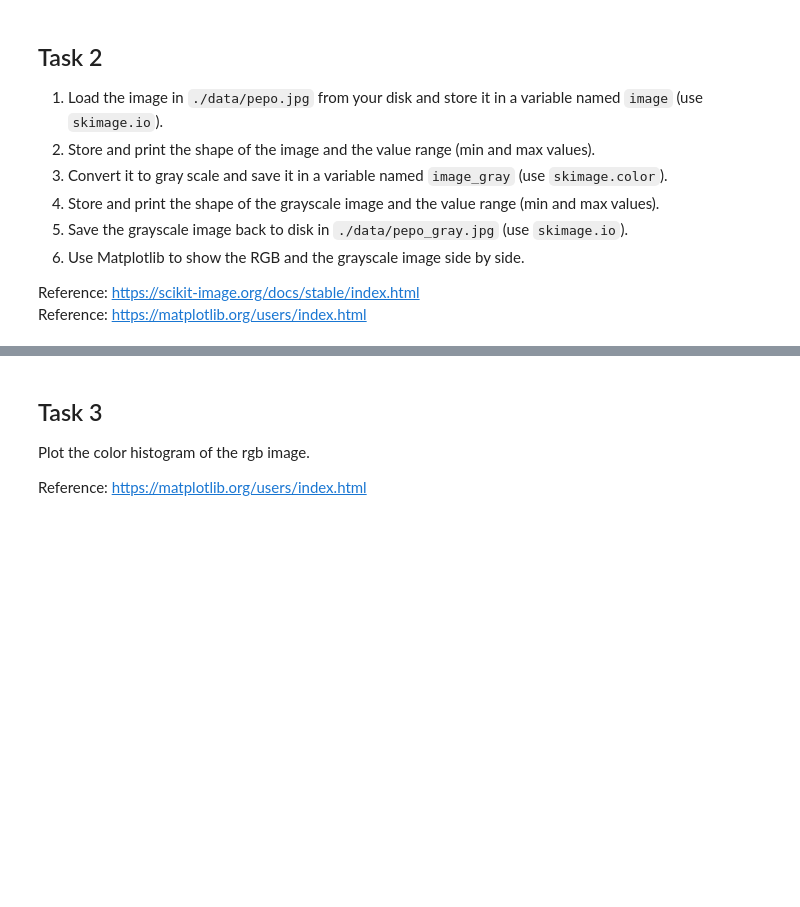
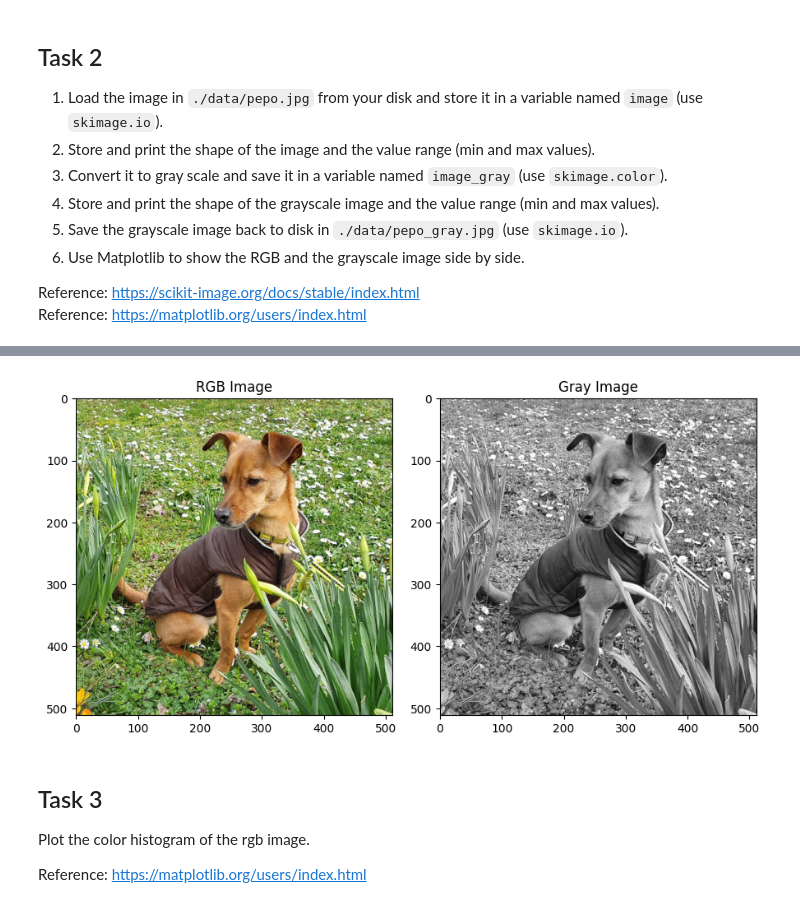
Before and after one commit to SebastianHeid/3dcv-students, a Jupyter notebook: 1.0-tl-scientific-python.ipynb, the cells around one changed output, grey strips where cells are left out. Drawn from its saved outputs; the diff is of its cells as text; code cells hidden in the pictures; blank space fills up the shorter version.

```diff
--- a/1.0-tl-scientific-python.ipynb
+++ b/1.0-tl-scientific-python.ipynb
@@ -100,21 +122,28 @@ Reference: https://scikit-image.org/docs/stable/index.html
 Reference: https://matplotlib.org/users/index.html
 # %%
 # TODO: 1. Load the image in ./data/pepo.jpg from your disk and store it in a variable named image
-image =
+path_to_image = "./data/pepo.jpg"
+image = skimage.io.imread(path_to_image)
 
 # TODO: 2. Store and print the shape of the image and the value range (min and max values)
-
+rgb_image_shape = image.shape
+rgb_min = np.min(image)
+rgb_max = np.max(image)
 print(f'RGB image shape: {rgb_image_shape}')
 print(f'RGB image min: {rgb_min}')
 print(f'RGB image max: {rgb_max}')
 
 # TODO: 3. Convert it to gray scale and save it in a variable named image_gray
-image_gray =
+image_gray = skimage.color.rgb2gray(image)
 
 # TODO: 4. Store and print the shape of the grayscale image and the value range (min and max values)
-
+grayscale_image_shape = image_gray.shape
+grayscale_min = np.min(image_gray)
+grayscale_max = np.max(image_gray)
 print(f'Grayscale image shape: {grayscale_image_shape}')
 print(f'Grayscale image min: {grayscale_min}')
 print(f'Grayscale image max: {grayscale_max}')
 
 # TODO: 5. Save the grayscale image back to disk in ./data/pepo_gray.jpg
+path_grayscale_image = "./data/pepo_gray.jpg"
+skimage.io.imsave(path_grayscale_image, image_gray)
@@ -121,6 +158,18 @@ print(f'Grayscale image max: {grayscale_max}')
 # %%
 # TODO: 6. Use Matplotlib to show the RGB and the grayscale image side by side.
 # Make sure that the gray image is displayed in gray.
+fig, axs = plt.subplots( 1, 2, figsize=(9,5) )
+
+axs[0].imshow( image )
+axs[0].set_title("RGB Image")
+
+axs[1].imshow(image_gray, cmap="gray" )
+axs[1].set_title("Gray Image")
+
+fig.tight_layout()
+fig.show()
+# %% [output]
+[figure, added]
 # %% [markdown]
 ## Task 3
 
```
Also changed, not shown: parts of 8 cells of this notebook.
